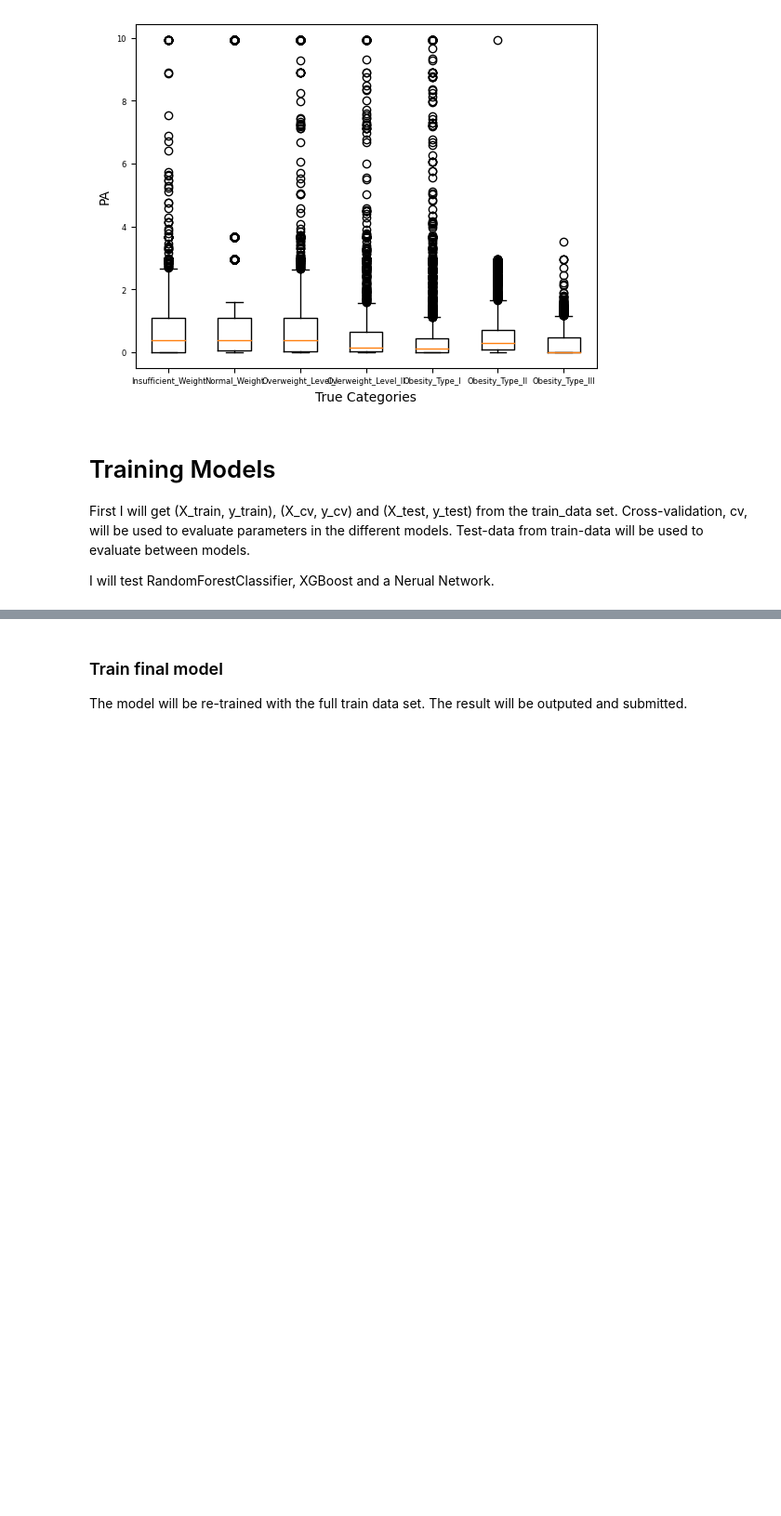
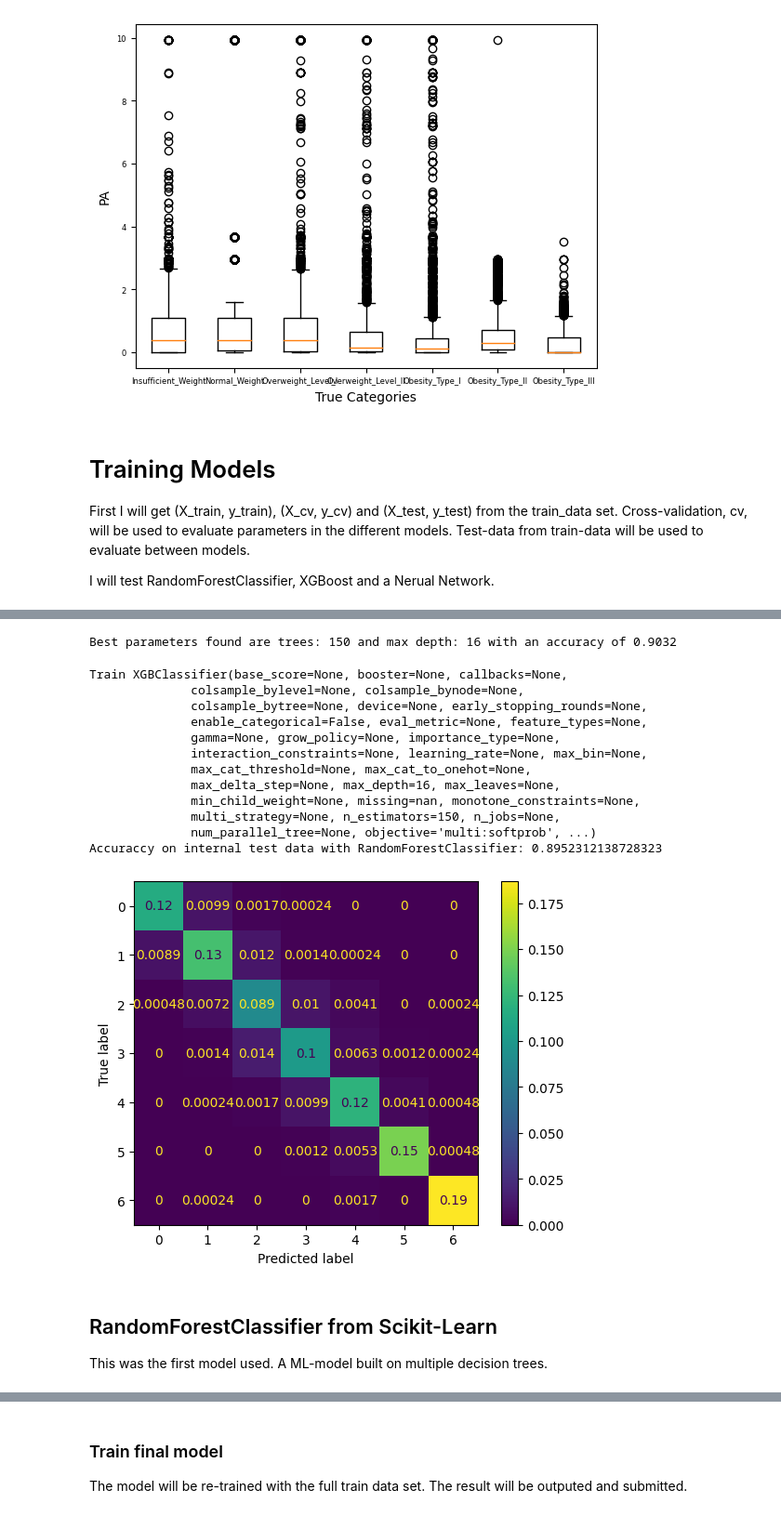
Before and after one commit to tomkalervo/kaggle, a Jupyter notebook: 20240210-obesity-classes.ipynb, the cells around one changed output, grey strips where cells are left out. Shown at 93% size. Saved outputs shown, nothing was run; the diff lists cells and outputs as text; code cells hidden in the pictures; blank space fills up the shorter version.

Commit message:
Kaggle Notebook | 20240210_Obesity_Classes | Version 3 - corrected import issues

```diff
--- a/20240210-obesity-classes.ipynb
+++ b/20240210-obesity-classes.ipynb
@@ -236,0 +240,18 @@ I will start with this basic ML-model to get a base accuracy
+# %%
+if XGB:
+    import xgboost as xgb
+    from sklearn.metrics import accuracy_score, confusion_matrix
+    n_trees = [100,150]
+    n_depths = [i for i in range(15,25)]
+    res = []
+    for trees in n_trees:
+        for depth in n_depths:
+            model = xgb.XGBClassifier(objective="multi:softprob", n_estimators=trees, max_depth=depth, random_state=42)
+            print(f"Train XGB with trees={trees} and max_depth={depth}")
+            model.fit(X_train_cv,y_train_cv)
+            yhat = model.predict(X_test_cv)
+            accuracy = accuracy_score(y_test_cv, yhat)
+            print(f"Accuracy: {accuracy}")
+            print(confusion_matrix(y_test_cv, yhat))
+            res.append({'accuracy':accuracy,'yhat':yhat,'trees':trees,'depth':depth})
+    print("Done training")
@@ -237 +276,45 @@ I will start with this basic ML-model to get a base accuracy
+# %%
+if XGB:
+    depth = 0
+    trees = 0
+    accuracy = 0
+    for r in res:
+        if r['accuracy'] > accuracy:
+            accuracy = r['accuracy']
+            trees    = r['trees']
+            depth    = r['depth']
+    print(f"Best parameters found are trees: {trees} and max depth: {depth} with an accuracy of {accuracy:.4f}")
+# %% [output]
+Best parameters found are trees: 150 and max depth: 16 with an accuracy of 0.9032
+# %%
+if XGB:
+    from sklearn.metrics import ConfusionMatrixDisplay
+
+    # Get accuracy of training on X_train
+    model = xgb.XGBClassifier(objective="multi:softprob", n_estimators=trees, max_depth=depth, random_state=42)
+    print(f"Train {model}")
+    model.fit(X_train,y_train)
+    yhat = model.predict(X_test)
+
+    accuracy = accuracy_score(y_test, yhat)
+    print(f"Accuraccy on internal test data with RandomForestClassifier: {accuracy}")
+
+    ConfusionMatrixDisplay.from_predictions(yhat,y_test,normalize='all')
+# %% [output]
+Train XGBClassifier(base_score=None, booster=None, callbacks=None,
+              colsample_bylevel=None, colsample_bynode=None,
+              colsample_bytree=None, device=None, early_stopping_rounds=None,
+              enable_categorical=False, eval_metric=None, feature_types=None,
+              gamma=None, grow_policy=None, importance_type=None,
+              interaction_constraints=None, learning_rate=None, max_bin=None,
+              max_cat_threshold=None, max_cat_to_onehot=None,
+              max_delta_step=None, max_depth=16, max_leaves=None,
+              min_child_weight=None, missing=nan, monotone_constraints=None,
+              multi_strategy=None, n_estimators=150, n_jobs=None,
+              num_parallel_tree=None, objective='multi:softprob', ...)
+Accuraccy on internal test data with RandomForestClassifier: 0.8952312138728323
+[figure, added]
+# %% [markdown]
+## RandomForestClassifier from Scikit-Learn
+This was the first model used. A ML-model built on multiple decision trees.
 # %%
```
Also changed, not shown: parts of 10 cells of this notebook.
